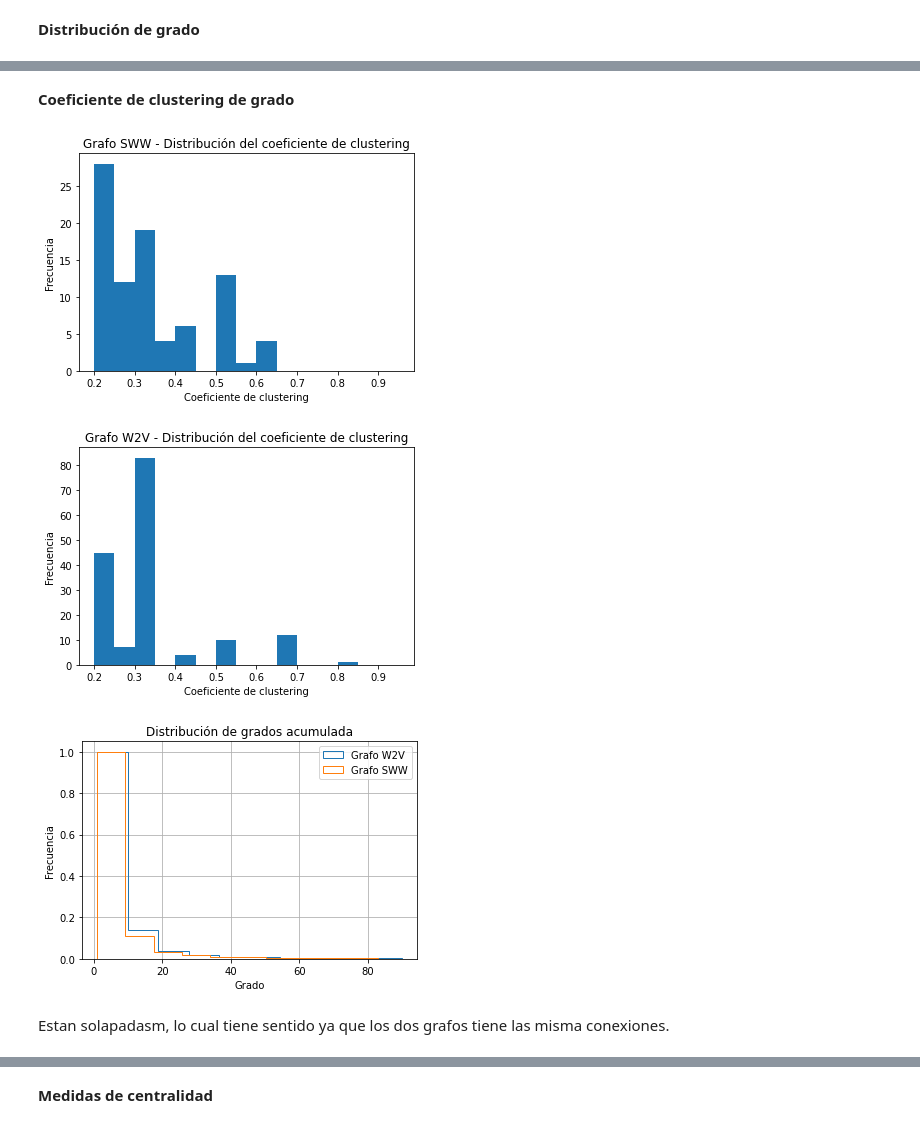
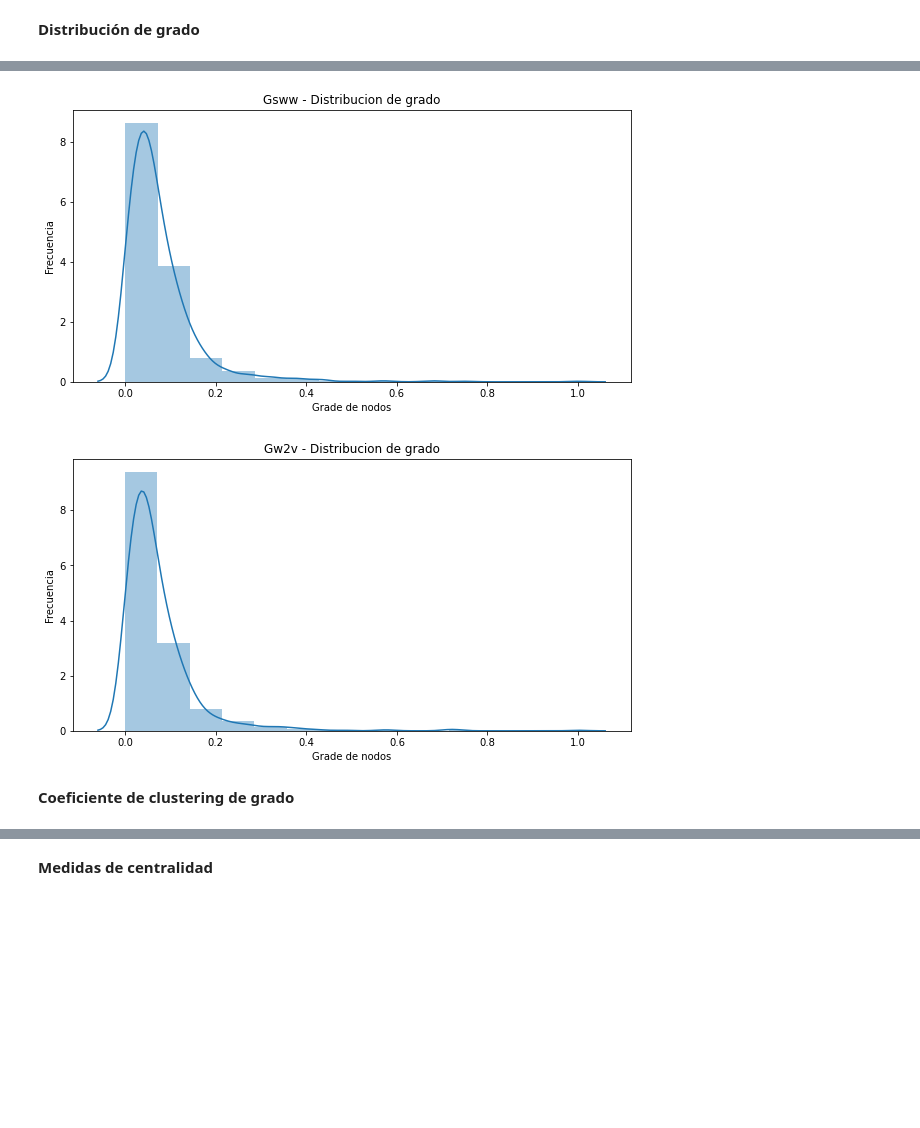
Before and after one commit to magistery-tps/dm-cyt-tp2, a Jupyter notebook: notebooks/analisys.ipynb, the cells around one changed output, grey strips where cells are left out. Saved outputs shown, nothing was run; the diff lists cells and outputs as text; code cells hidden in the pictures; blank space fills up the shorter version.

```diff
--- a/notebooks/analisys.ipynb
+++ b/notebooks/analisys.ipynb
@@ -267,14 +260,8 @@ plot_nodes_degree_hist(w2v_graph, title='Grafo W2V')
+# %%
+plot_degree_dist(sww_graph, title='Gsww')
+plot_degree_dist(w2v_graph, title='Gw2v')
+# %% [output]
+[figure, added]
+[figure, added]
 # %% [markdown]
 **Coeficiente de clustering de grado**
-# %%
-plot_clustering_coeficient_hist(sww_graph, title='Grafo SWW')
-plot_clustering_coeficient_hist(w2v_graph, title='Grafo W2V')
-# %% [output]
-[figure, removed]
-[figure, removed]
-# %%
-plot_cumulative_nodes_degree_hist_comparative(sww_graph, w2v_graph, 'Grafo W2V', 'Grafo SWW')
-# %% [output]
-[figure, removed]
-# %% [markdown]
-Estan solapadasm, lo cual tiene sentido ya que los dos grafos tiene las misma conexiones.
```
Also changed, not shown: parts of 19 cells of this notebook, 4 other files.
